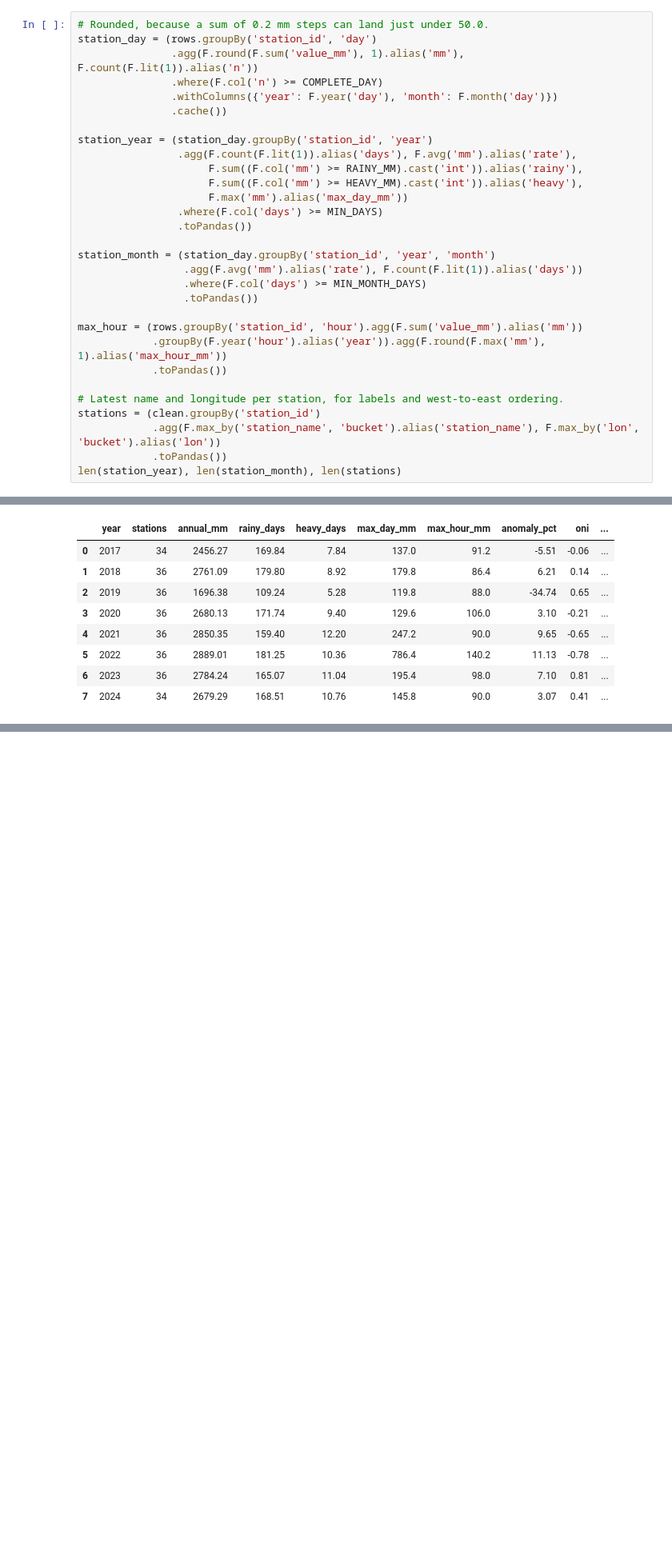
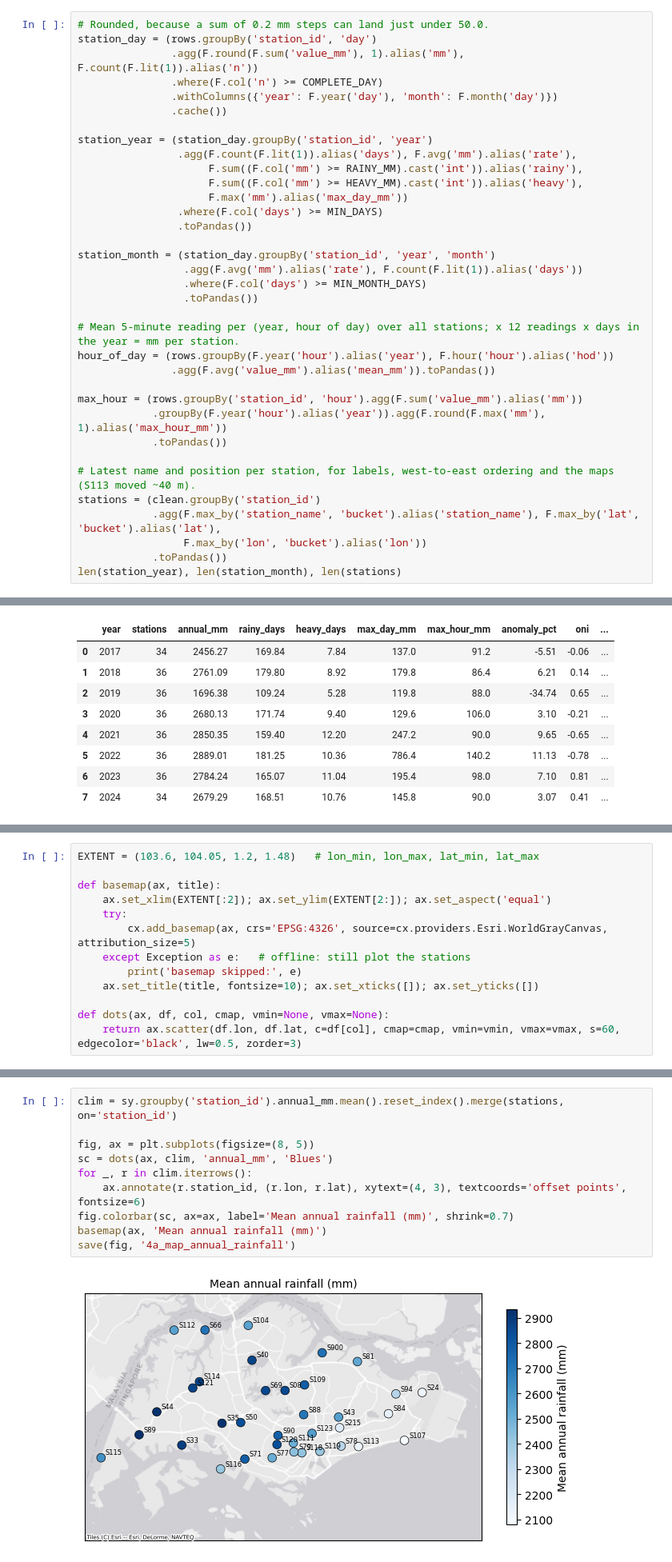
Before and after one commit to Yanaput/DSA5208-rainfall, a Jupyter notebook: task1_describe.ipynb, the cells around one changed output, grey strips where cells are left out. Shown at 80% size. Saved outputs shown, nothing was run; the diff lists cells and outputs as text; blank space fills up the shorter version.

Commit message:
Update plots

```diff
--- a/task1_describe.ipynb
+++ b/task1_describe.ipynb
@@ -89,13 +91,18 @@ station_month = (station_day.groupBy('station_id', 'year', 'month')
                  .where(F.col('days') >= MIN_MONTH_DAYS)
                  .toPandas())
 
+# Mean 5-minute reading per (year, hour of day) over all stations; x 12 readings x days in the year = mm per station.
+hour_of_day = (rows.groupBy(F.year('hour').alias('year'), F.hour('hour').alias('hod'))
+               .agg(F.avg('value_mm').alias('mean_mm')).toPandas())
+
 max_hour = (rows.groupBy('station_id', 'hour').agg(F.sum('value_mm').alias('mm'))
             .groupBy(F.year('hour').alias('year')).agg(F.round(F.max('mm'), 1).alias('max_hour_mm'))
             .toPandas())
 
-# Latest name and longitude per station, for labels and west-to-east ordering.
+# Latest name and position per station, for labels, west-to-east ordering and the maps (S113 moved ~40 m).
 stations = (clean.groupBy('station_id')
-            .agg(F.max_by('station_name', 'bucket').alias('station_name'), F.max_by('lon', 'bucket').alias('lon'))
+            .agg(F.max_by('station_name', 'bucket').alias('station_name'), F.max_by('lat', 'bucket').alias('lat'),
+                 F.max_by('lon', 'bucket').alias('lon'))
             .toPandas())
 len(station_year), len(station_month), len(stations)
 # %% [output]
@@ -148,0 +163,13 @@ yearly.round(2)
+# %%
+EXTENT = (103.6, 104.05, 1.2, 1.48)   # lon_min, lon_max, lat_min, lat_max
+
+def basemap(ax, title):
+    ax.set_xlim(EXTENT[:2]); ax.set_ylim(EXTENT[2:]); ax.set_aspect('equal')
+    try:
+        cx.add_basemap(ax, crs='EPSG:4326', source=cx.providers.Esri.WorldGrayCanvas, attribution_size=5)
+    except Exception as e:   # offline: still plot the stations
+        print('basemap skipped:', e)
+    ax.set_title(title, fontsize=10); ax.set_xticks([]); ax.set_yticks([])
+
+def dots(ax, df, col, cmap, vmin=None, vmax=None):
+    return ax.scatter(df.lon, df.lat, c=df[col], cmap=cmap, vmin=vmin, vmax=vmax, s=60, edgecolor='black', lw=0.5, zorder=3)
@@ -149 +179,13 @@ yearly.round(2)
+# %%
+clim = sy.groupby('station_id').annual_mm.mean().reset_index().merge(stations, on='station_id')
+
+fig, ax = plt.subplots(figsize=(8, 5))
+sc = dots(ax, clim, 'annual_mm', 'Blues')
+for _, r in clim.iterrows():
+    ax.annotate(r.station_id, (r.lon, r.lat), xytext=(4, 3), textcoords='offset points', fontsize=6)
+fig.colorbar(sc, ax=ax, label='Mean annual rainfall (mm)', shrink=0.7)
+basemap(ax, 'Mean annual rainfall (mm)')
+save(fig, '4a_map_annual_rainfall')
+# %% [output]
+[figure, added]
 # %% [markdown]
```
Also changed, not shown: parts of 16 cells of this notebook, 5 other files.
